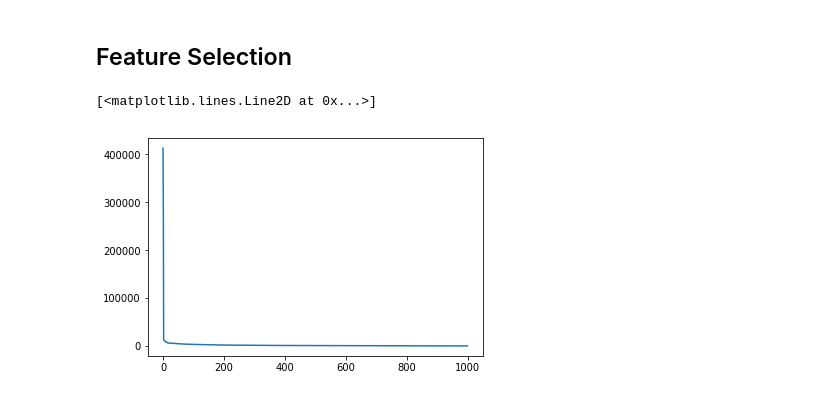
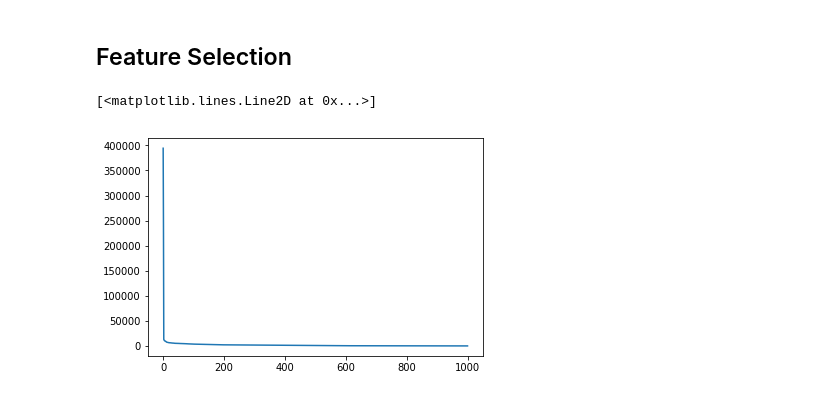
Before and after one commit to abchapman93/MADE_relations, a Jupyter notebook: Data Exploration.ipynb, the cells around one changed output. Cells and saved outputs as stored; diff of their text form; code cells hidden in the pictures.

```diff
--- a/Data Exploration.ipynb
+++ b/Data Exploration.ipynb
@@ -615,14 +646,15 @@ TYPE: Dose
 ## Feature Selection
 # %%
 # Binary feature selection
-scores = os.path.join('.', 'basic', 'training', 'binary_lexical_feature_scores.txt')
+scores = os.path.join('.', 'feature_extraction', 'binary_lex_feature_scores.txt')
 with open(scores) as f:
     lines = f.read().splitlines()
     names, scores = zip(*[line.split('\t') for line in lines][:1000])
     scores = [float(s) for s in scores]
+
+
+x = range(len(names))
+plt.plot(x, scores)
+# %% [output]
+[<matplotlib.lines.Line2D at 0x...>]
+[figure, added]
-# %%
-x = range(len(names))
-plt.plot(x, scores)
-# %% [output]
-[<matplotlib.lines.Line2D at 0x...>]
-[figure, removed]
```
Also changed, not shown: parts of 6 cells of this notebook, 6 other files.
